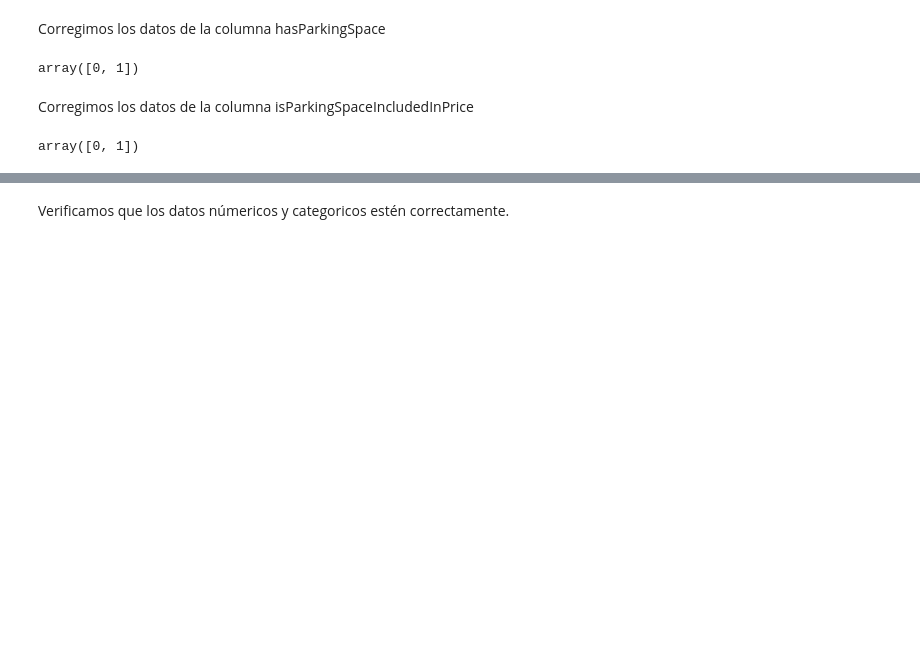
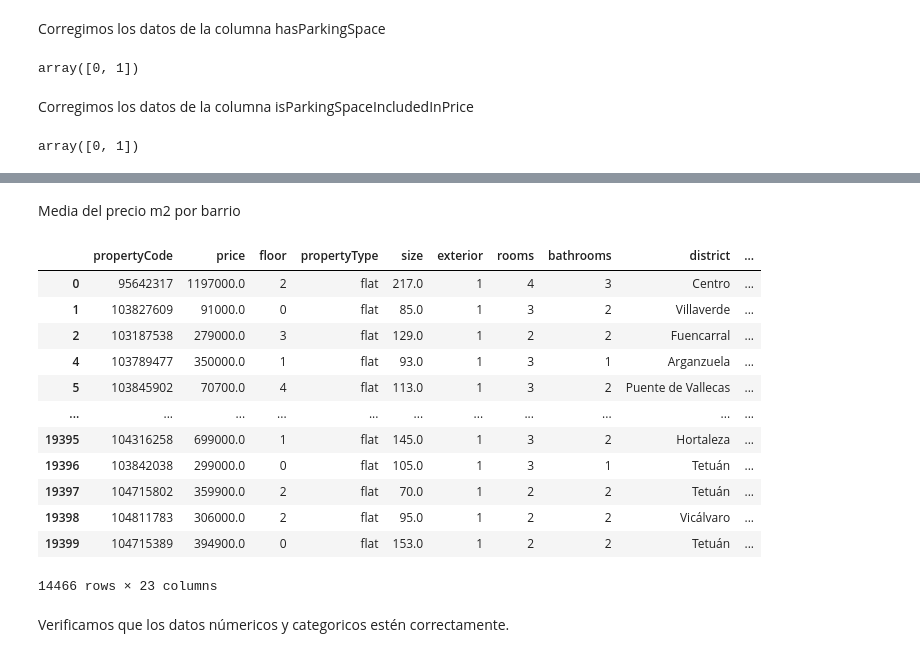
Before and after one commit to nicolasdl97/VSCLocal, a Jupyter notebook: Code/TFM/Procesamiento_datos.ipynb, the cells around one changed output, grey strips where cells are left out. Saved outputs shown, nothing was run; the diff lists cells and outputs as text; code cells hidden in the pictures; blank space fills up the shorter version.

```diff
--- a/Code/TFM/Procesamiento_datos.ipynb
+++ b/Code/TFM/Procesamiento_datos.ipynb
@@ -288,3 +359,31 @@ array([0, 1])
+# %% [markdown]
+Media del precio m2 por barrio
+# %%
+# Calcular la media de priceByArea por distrito
+mean_price_by_neighborhood = filtered_df[['neighborhood', 'priceByArea']].groupby('neighborhood').mean()
+
+# Crear un diccionario a partir de la serie resultante
+mean_price_dict = mean_price_by_neighborhood['priceByArea'].to_dict()
+
+# Crear la nueva columna priceByAreaByneighborhood en el DataFrame original
+filtered_df['priceByAreaByneighborhood'] = filtered_df['neighborhood'].map(mean_price_dict)
+
+# Mostrar los primeros resultados para verificar
+filtered_df
+# %% [output]
+|  | propertyCode | price | floor | propertyType | size | exterior | rooms | bathrooms | district | ... |
+| 0 | 95642317 | 1197000.0 | 2 | flat | 217.0 | 1 | 4 | 3 | Centro | ... |
+| 1 | 103827609 | 91000.0 | 0 | flat | 85.0 | 1 | 3 | 2 | Villaverde | ... |
+| 2 | 103187538 | 279000.0 | 3 | flat | 129.0 | 1 | 2 | 2 | Fuencarral | ... |
+| 4 | 103789477 | 350000.0 | 1 | flat | 93.0 | 1 | 3 | 1 | Arganzuela | ... |
+| 5 | 103845902 | 70700.0 | 4 | flat | 113.0 | 1 | 3 | 2 | Puente de Vallecas | ... |
+| ... | ... | ... | ... | ... | ... | ... | ... | ... | ... | ... |
+| 19395 | 104316258 | 699000.0 | 1 | flat | 145.0 | 1 | 3 | 2 | Hortaleza | ... |
+| 19396 | 103842038 | 299000.0 | 0 | flat | 105.0 | 1 | 3 | 1 | Tetuán | ... |
+| 19397 | 104715802 | 359900.0 | 2 | flat | 70.0 | 1 | 2 | 2 | Tetuán | ... |
+| 19398 | 104811783 | 306000.0 | 2 | flat | 95.0 | 1 | 2 | 2 | Vicálvaro | ... |
+| 19399 | 104715389 | 394900.0 | 0 | flat | 153.0 | 1 | 2 | 2 | Tetuán | ... |
+14466 rows × 23 columns
 # %% [markdown]
 Verificamos que los datos númericos y categoricos estén correctamente.
 # %%
```
Also changed, not shown: parts of 21 cells of this notebook, 37 other files.
